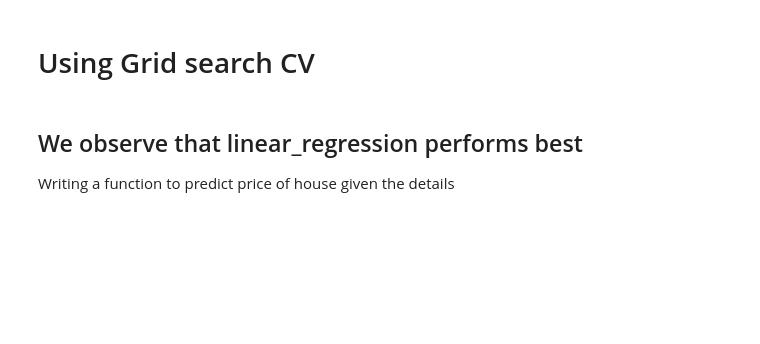
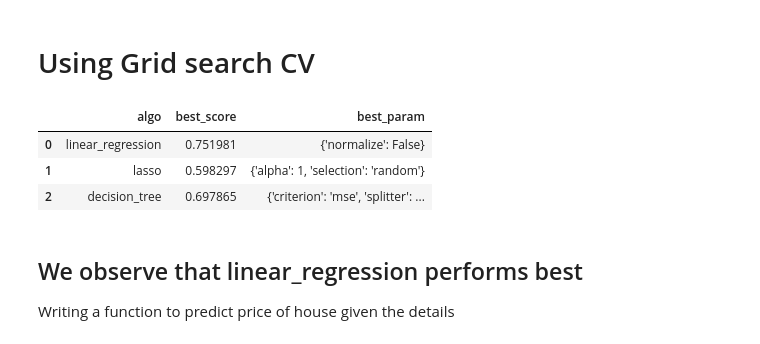
Before and after one commit to prakx1/laughing-tribble, a Jupyter notebook: Bengaluru-housing.ipynb, the cells around one changed output. Cells and saved outputs as stored; diff of their text form; code cells hidden in the pictures; blank space fills up the shorter version.

```diff
--- a/Bengaluru-housing.ipynb
+++ b/Bengaluru-housing.ipynb
@@ -341,6 +552,12 @@ def find_best_model_using_gridsearchcv(X, y):
     return pd.DataFrame(scores, columns=["algo", "best_score", "best_param"])
 # %%
 find_best_model_using_gridsearchcv(X, y)
+X.col
+# %% [output]
+|  | algo | best_score | best_param |
+| 0 | linear_regression | 0.751981 | {'normalize': False} |
+| 1 | lasso | 0.598297 | {'alpha': 1, 'selection': 'random'} |
+| 2 | decision_tree | 0.697865 | {'criterion': 'mse', 'splitter': ... |
 # %% [markdown]
 ## We observe that linear_regression performs best
 Writing a function to predict price of house given the details
```
Also changed, not shown: parts of 40 cells of this notebook, 2 other files.
